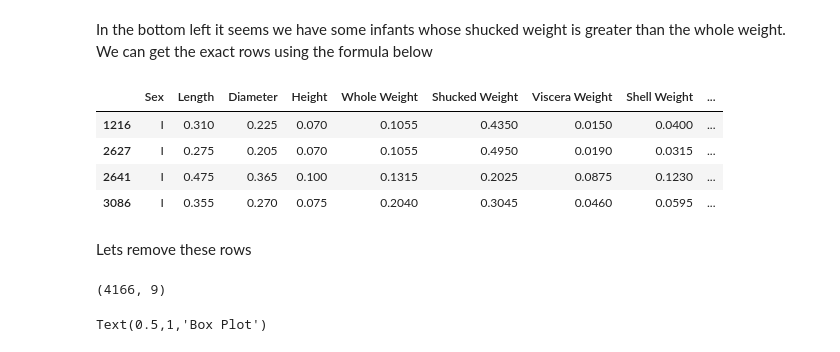
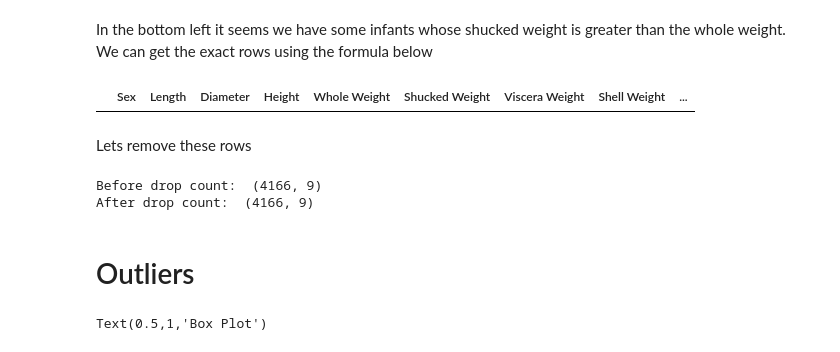
Before and after one commit to el-davo/msc-data-analytics-notebook, a Jupyter notebook: task1.ipynb, the cells around one changed output. Saved outputs shown, nothing was run; the diff lists cells and outputs as text; code cells hidden in the pictures.

```diff
--- a/task1.ipynb
+++ b/task1.ipynb
@@ -165,21 +193,21 @@ Text(0.5,1,'Shucked Weight VS Whole Weight')
 In the bottom left it seems we have some infants whose shucked weight is greater than the whole weight.
 We can get the exact rows using the formula below
 # %%
-df[df['Shucked Weight'] > df['Whole Weight']]
+shucked_wight_greater_than_whole = df['Shucked Weight'] > df['Whole Weight']
+df[shucked_wight_greater_than_whole]
 # %% [output]
 |  | Sex | Length | Diameter | Height | Whole Weight | Shucked Weight | Viscera Weight | Shell Weight | ... |
-| 1216 | I | 0.310 | 0.225 | 0.070 | 0.1055 | 0.4350 | 0.0150 | 0.0400 | ... |
-| 2627 | I | 0.275 | 0.205 | 0.070 | 0.1055 | 0.4950 | 0.0190 | 0.0315 | ... |
-| 2641 | I | 0.475 | 0.365 | 0.100 | 0.1315 | 0.2025 | 0.0875 | 0.1230 | ... |
-| 3086 | I | 0.355 | 0.270 | 0.075 | 0.2040 | 0.3045 | 0.0460 | 0.0595 | ... |
 # %% [markdown]
 Lets remove these rows
 # %%
+print("Before drop count: ", df.shape)
 df.drop(df.index[df['Shucked Weight'] > df['Whole Weight']], inplace=True)
+print("After drop count: ", df.shape)
+# %% [output]
+Before drop count:  (4166, 9)
+After drop count:  (4166, 9)
-# %%
-df.shape
-# %% [output]
-(4166, 9)
+# %% [markdown]
+# Outliers
 # %%
 sns.boxplot(data=df).set_title("Box Plot")
 # %% [output]
```
Also changed, not shown: parts of 21 cells of this notebook.
